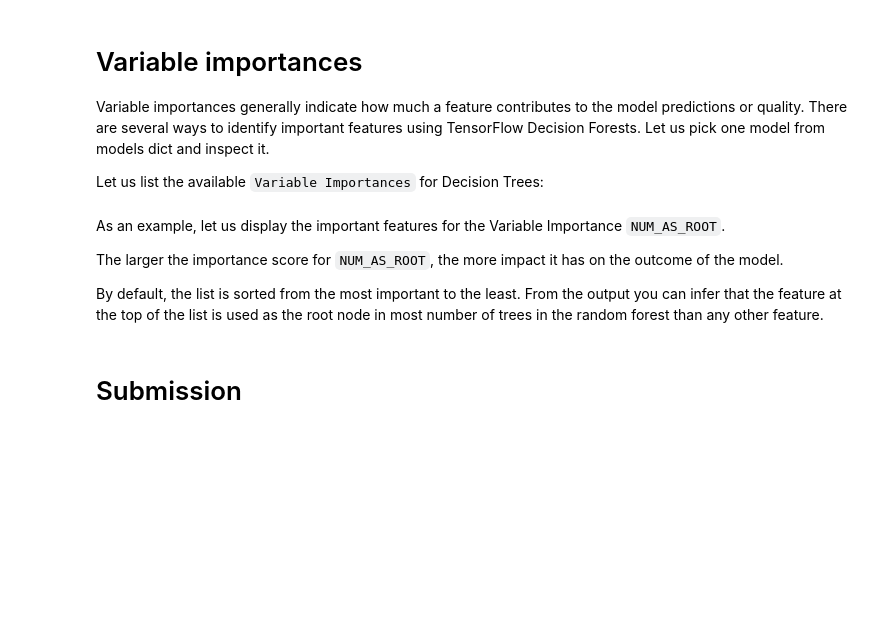
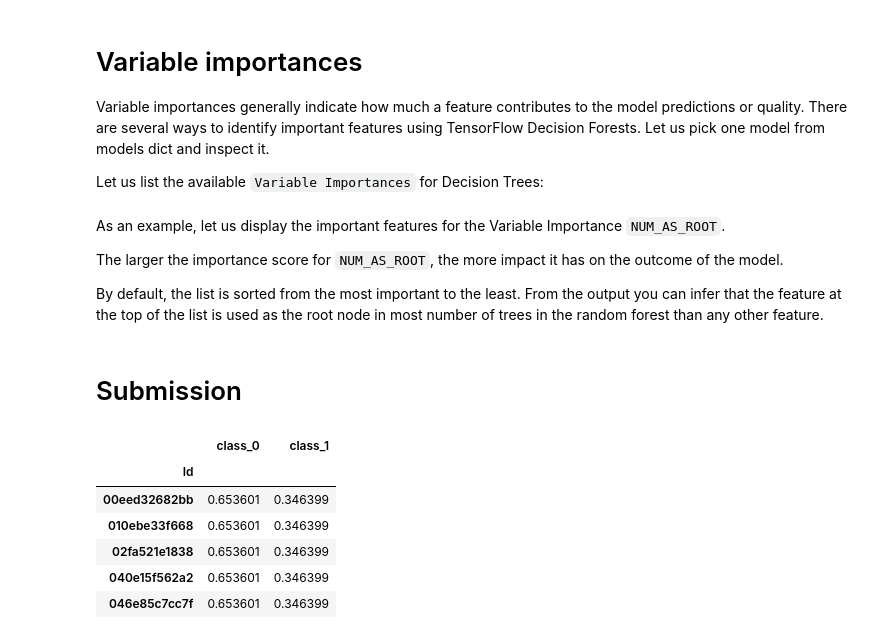
Before and after one commit to Bagirov-lab/Kaggle, a Jupyter notebook: identifying-age-related-solution.ipynb, the cells around one changed output. Drawn from its saved outputs; the diff is of its cells as text; code cells hidden in the pictures; blank space fills up the shorter version.

```diff
--- a/identifying-age-related-solution.ipynb
+++ b/identifying-age-related-solution.ipynb
@@ -270,9 +238,9 @@ def preprocess_1(train: pd.DataFrame, test: pd.DataFrame, stats: pd.DataFrame) -
     for i in stats_features:
         if i != 'EJ':
             tmp_woe = WOENumericalComplex()
-            tmp.fit(x=train_out[i], y=train_out['Class'])
-            train_out[i + '_WoE'] = tmp.transform(X=train_out[i])
-            test_out[i + '_WoE'] = tmp.transform(X=test_out[i])
+            tmp_woe.fit(x=train_out[i], y=train_out['Class'])
+            train_out[i + '_WoE'] = tmp_woe.transform(X=train_out[i])
+            test_out[i + '_WoE'] = tmp_woe.transform(X=test_out[i])
             out_features.append(i + '_WoE')
 
 
@@ -413,8 +381,8 @@ You can set these parameters as follows:
 
 Let's examine the fraction of positive and negative samples in this dataset's  by examining the`Class` column.
 # %%
-# Calculate the number of negative and positive values in `Class` column
-neg, pos = np.bincount(dataset_df['Class'])
-# Calculate total samples
-total = neg + pos
-print('Examples:\n    Total: {}\n    Positive: {} ({:.2f}% of total)\n'.format(total, pos, 100 * pos / total))
+# # Calculate the number of negative and positive values in `Class` column
+# neg, pos = np.bincount(dataset_df['Class'])
+# # Calculate total samples
+# total = neg + pos
+# print('Examples:\n    Total: {}\n    Positive: {} ({:.2f}% of total)\n'.format(total, pos, 100 * pos / total))
@@ -467,18 +431,18 @@ def random_under_sampler(df):
 
 Since the postive(`1`) `Class` labels are only a small fraction of the dataset, we would want the classifier to heavily weight those examples. You can do this by passing **Keras weights** for each class through a parameter. This will cause the model to "pay more attention" to examples from an under-represented class. Read more about class weights [here](https://www.tensorflow.org/tutorials/structured_data/imbalanced_data#class_weights).
 # %%
-# Added to Train Step
-# Calculate the number of samples for each label.
-neg, pos = np.bincount(dataset_df['Class'])
+# # Added to Train Step
+# # Calculate the number of samples for each label.
+# neg, pos = np.bincount(dataset_df['Class'])
 
-# Calculate total samples.
-total = neg + pos
+# # Calculate total samples.
+# total = neg + pos
 
-# Calculate the weight for each label.
-weight_for_0 = (1 / neg) * (total / 2.0)
-weight_for_1 = (1 / pos) * (total / 2.0)
+# # Calculate the weight for each label.
+# weight_for_0 = (1 / neg) * (total / 2.0)
+# weight_for_1 = (1 / pos) * (total / 2.0)
 
-class_weight = {0: weight_for_0, 1: weight_for_1}
+# class_weight = {0: weight_for_0, 1: weight_for_1}
 
-print('Weight for class 0: {:.2f}'.format(weight_for_0))
-print('Weight for class 1: {:.2f}'.format(weight_for_1))
+# print('Weight for class 0: {:.2f}'.format(weight_for_0))
+# print('Weight for class 1: {:.2f}'.format(weight_for_1))
@@ -578,9 +539,9 @@ def print_average_accuracy(models,cross_entropy,accuracy):
 # %%
 # RandomForestModel
 submition_1, model_1,accuracy_1,cross_entropy_1 = train_model(train=train_out_1,test=test_out_1, features=out_features_1,
-                                                               n_splits=6,
+                                                              n_splits=10,
                                                               model_obj=tfdf.keras.RandomForestModel,
-                                                              model_kwargs=dict(max_depth=6, num_trees=5000),
+                                                              model_kwargs=dict(max_depth=6, num_trees=1000),
                                                               model_compile_kwargs=dict(metrics=["accuracy", "binary_crossentropy"]))
 # %% [output]
 Weight for class 0: 0.61
@@ -728,5 +701,15 @@ def create_submitions(submition: pd.DataFrame) -> pd.DataFrame:
     return df
 # %%
 submition_1_final = create_submitions(submition=submition_1)
+# %%
+submition_1_final
+# %% [output]
+|  | class_0 | class_1 |
+| Id |  |  |
+| 00eed32682bb | 0.653601 | 0.346399 |
+| 010ebe33f668 | 0.653601 | 0.346399 |
+| 02fa521e1838 | 0.653601 | 0.346399 |
+| 040e15f562a2 | 0.653601 | 0.346399 |
+| 046e85c7cc7f | 0.653601 | 0.346399 |
 # %%
 submition_1_final.to_csv('/kaggle/working/submission.csv', index=True)
```
Also changed, not shown: parts of 10 cells of this notebook.
